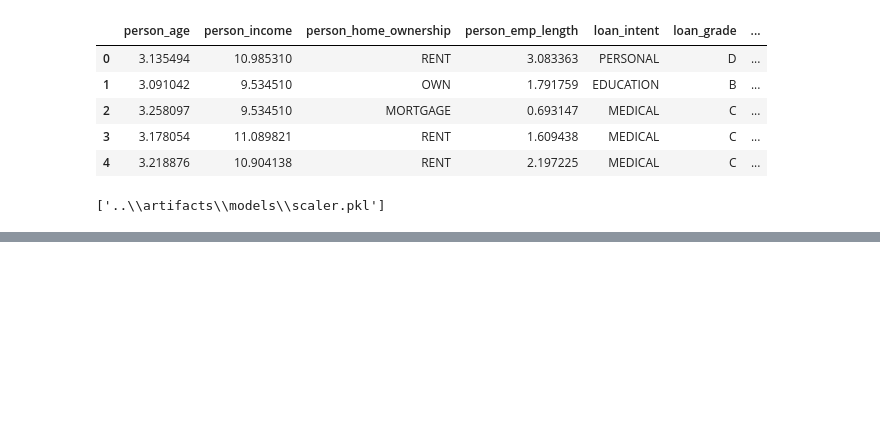
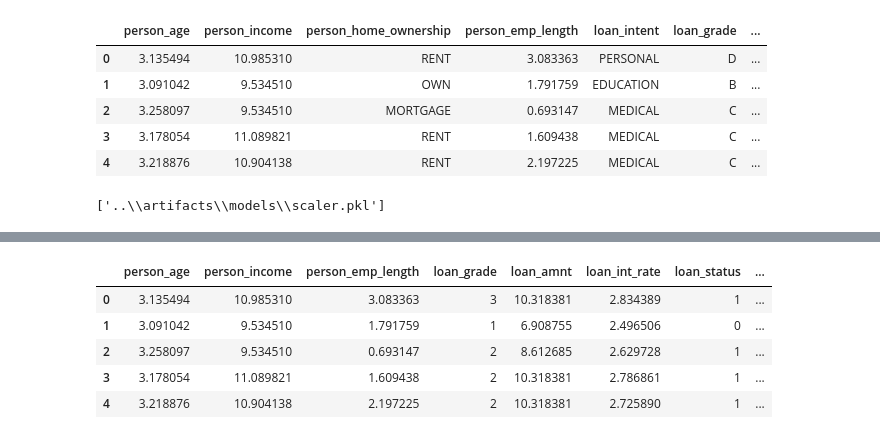
Before and after one commit to Sudarsan0005/FinBot, a Jupyter notebook: notebook/Feature_Engineering.ipynb, the cells around one changed output, grey strips where cells are left out. Cells and saved outputs as stored; diff of their text form; code cells hidden in the pictures; blank space fills up the shorter version.

```diff
--- a/notebook/Feature_Engineering.ipynb
+++ b/notebook/Feature_Engineering.ipynb
@@ -124,0 +181,22 @@ joblib.dump(scaler,r'..\artifacts\models\scaler.pkl')
+# %%
+grade_encoder = LabelEncoder()
+# %%
+cat_exp_df['loan_grade']=grade_encoder.fit_transform(cat_exp_df['loan_grade'])
+# %%
+ohe = OneHotEncoder(sparse_output=False, drop=None)
+# %%
+encoded = ohe.fit_transform(cat_exp_df[['person_home_ownership', 'loan_intent']])
+
+encoded_df = pd.DataFrame(encoded, columns=ohe.get_feature_names_out(['person_home_ownership', 'loan_intent']))
+
+cat_exp_df = cat_exp_df.drop(columns=['person_home_ownership', 'loan_intent'])
+cat_exp_df = pd.concat([cat_exp_df.reset_index(drop=True), encoded_df], axis=1)
+# %%
+cat_exp_df.head()
+# %% [output]
+|  | person_age | person_income | person_emp_length | loan_grade | loan_amnt | loan_int_rate | loan_status | ... |
+| 0 | 3.135494 | 10.985310 | 3.083363 | 3 | 10.318381 | 2.834389 | 1 | ... |
+| 1 | 3.091042 | 9.534510 | 1.791759 | 1 | 6.908755 | 2.496506 | 0 | ... |
+| 2 | 3.258097 | 9.534510 | 0.693147 | 2 | 8.612685 | 2.629728 | 1 | ... |
+| 3 | 3.178054 | 11.089821 | 1.609438 | 2 | 10.318381 | 2.786861 | 1 | ... |
+| 4 | 3.218876 | 10.904138 | 2.197225 | 2 | 10.318381 | 2.725890 | 1 | ... |
```
Also changed, not shown: parts of 27 cells of this notebook, 8 other files.
